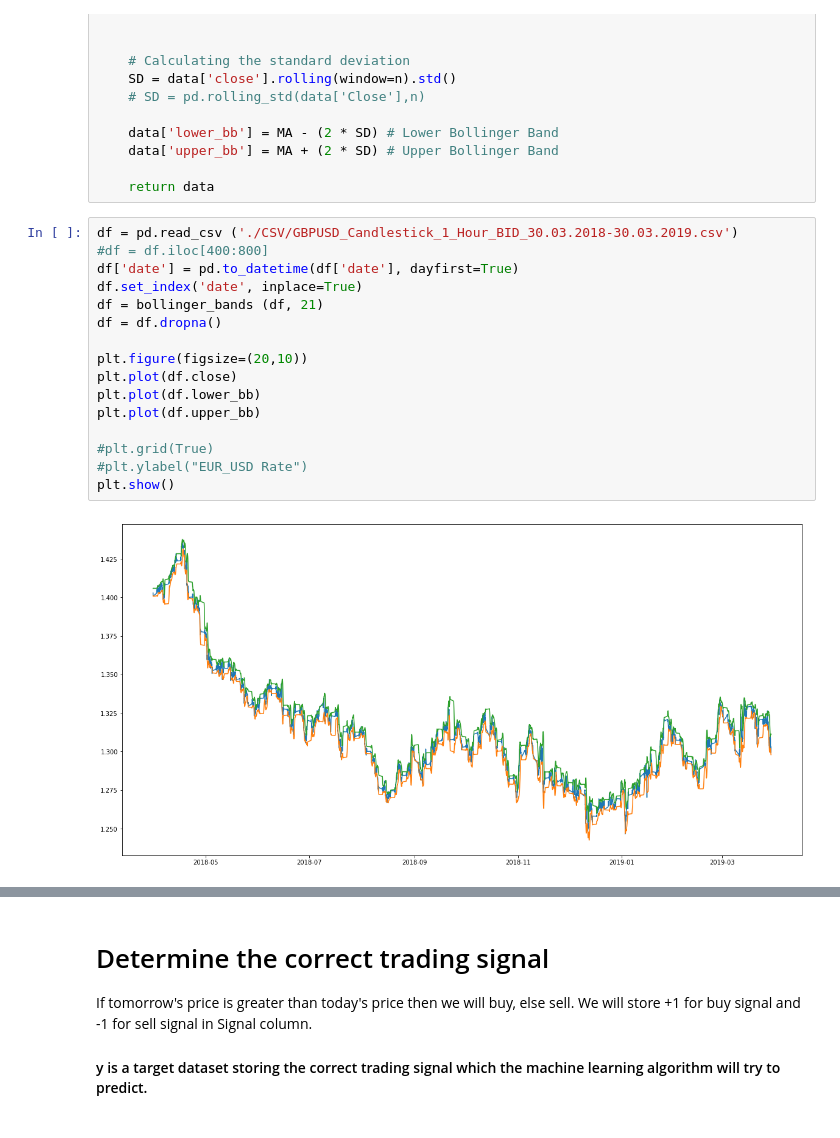
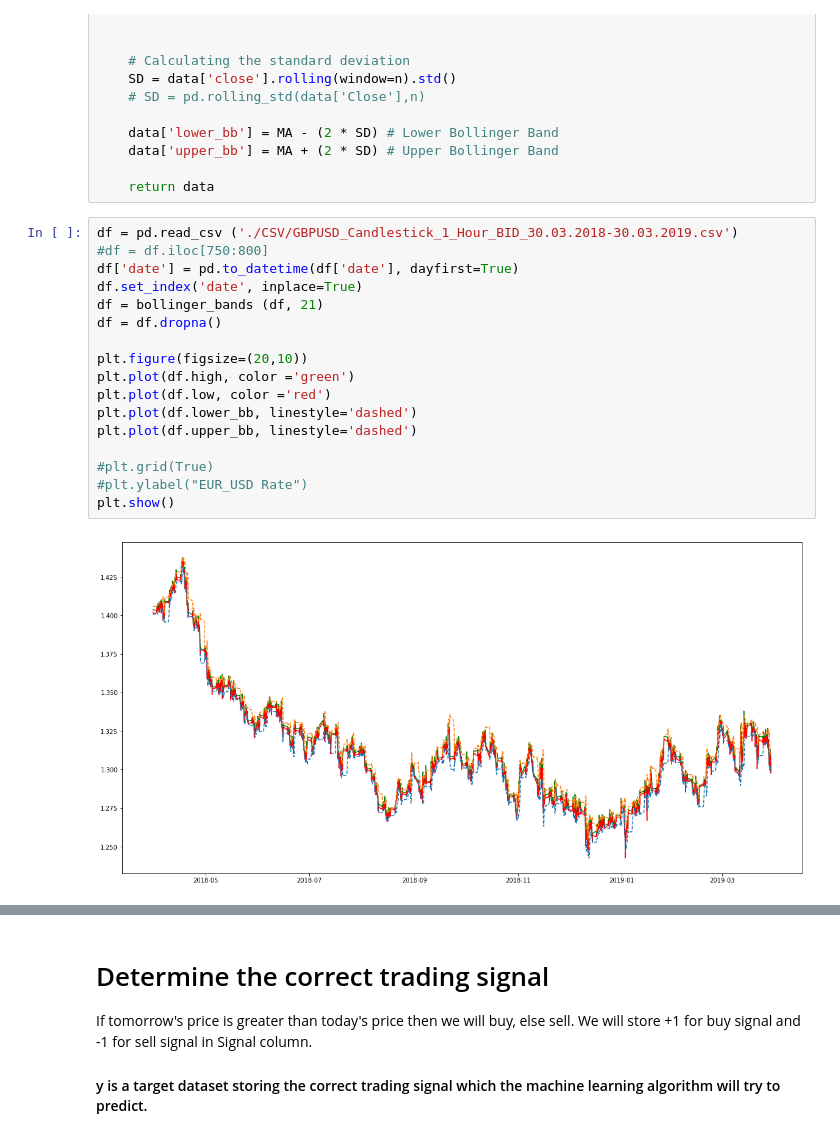
Before and after one commit to LazerLight/ML-Trading, a Jupyter notebook: Histon/QuantInst_SVM.ipynb, the cells around one changed output, grey strips where cells are left out. Saved outputs shown, nothing was run; the diff lists cells and outputs as text.

```diff
--- a/Histon/QuantInst_SVM.ipynb
+++ b/Histon/QuantInst_SVM.ipynb
@@ -37,19 +37,20 @@ def bollinger_bands (data, n):
     return data
 # %%
 df = pd.read_csv ('./CSV/GBPUSD_Candlestick_1_Hour_BID_30.03.2018-30.03.2019.csv')
-#df = df.iloc[400:800]
+#df = df.iloc[750:800]
 df['date'] = pd.to_datetime(df['date'], dayfirst=True)
 df.set_index('date', inplace=True)
 df = bollinger_bands (df, 21)
 df = df.dropna()
 
 plt.figure(figsize=(20,10))
-plt.plot(df.close)
-plt.plot(df.lower_bb)
-plt.plot(df.upper_bb)
+plt.plot(df.high, color ='green')
+plt.plot(df.low, color ='red')
+plt.plot(df.lower_bb, linestyle='dashed')
+plt.plot(df.upper_bb, linestyle='dashed')
 
 #plt.grid(True)
 #plt.ylabel("EUR_USD Rate")
 plt.show()
 # %% [output]
-[figure, old version]
+[figure, new version]
```
Also changed, not shown: parts of 4 cells of this notebook, 9 other files.
